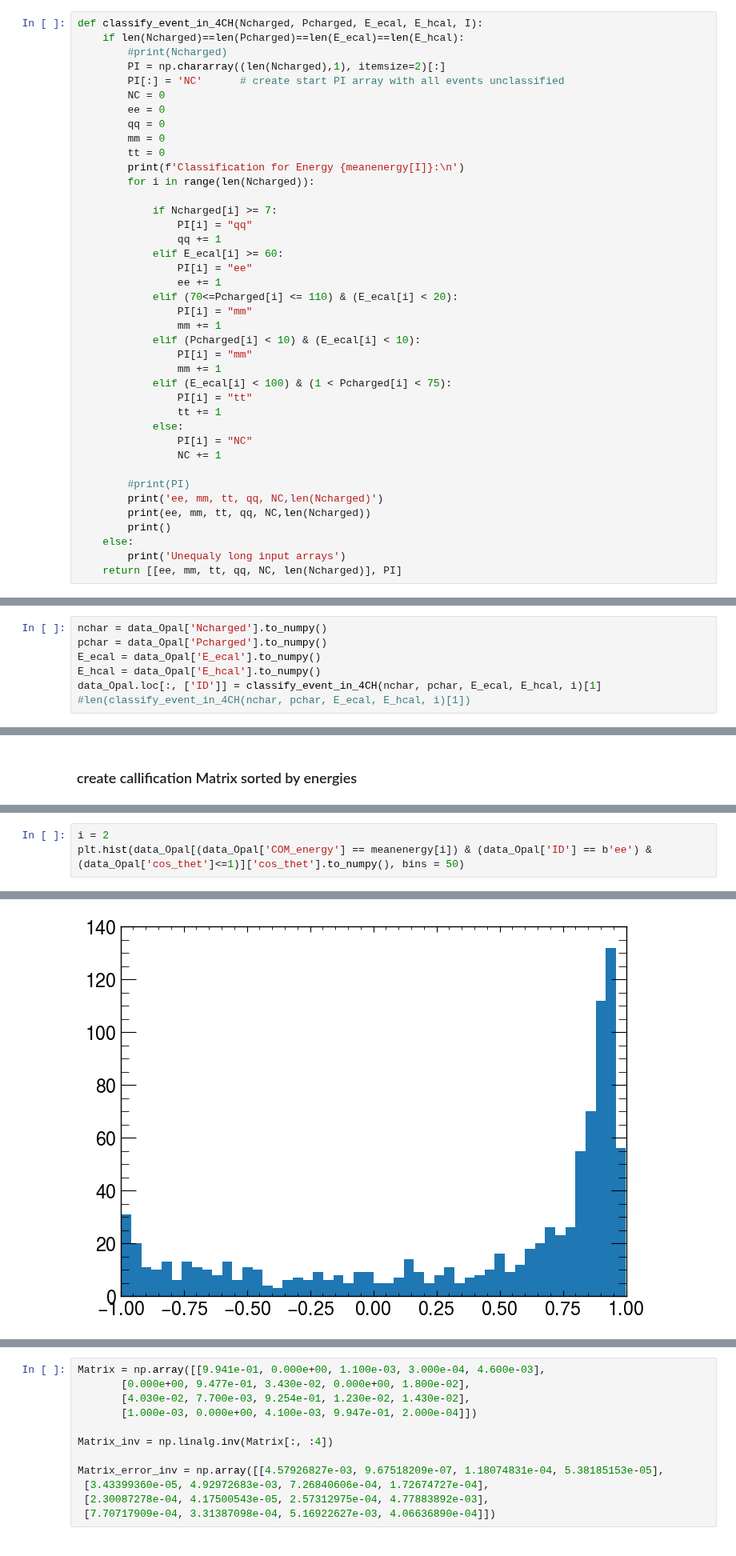
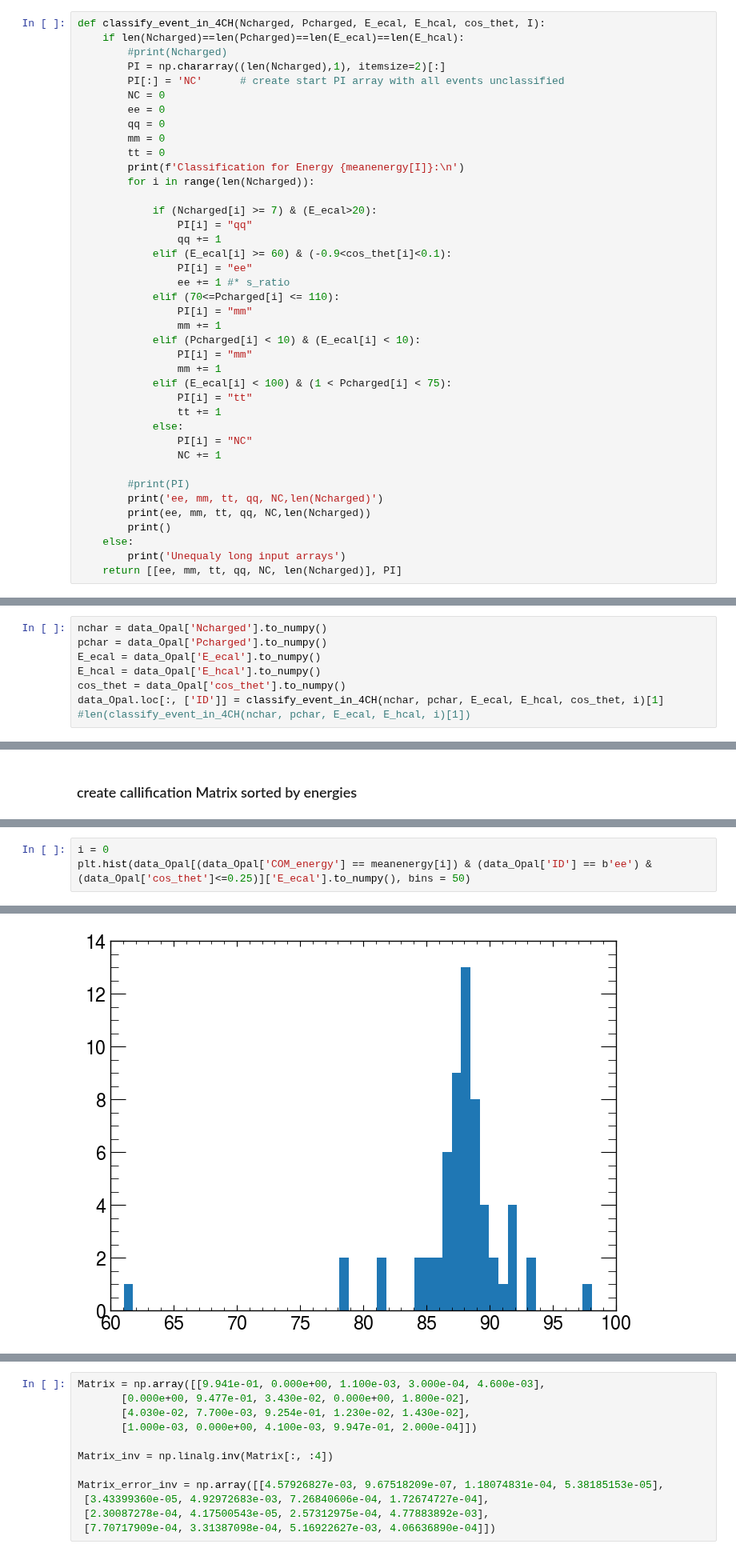
Before and after one commit to josepretel/z0-precisionmeasurement, a Jupyter notebook: Opal_Data_ana.ipynb, the cells around one changed output, grey strips where cells are left out. Shown at 80% size. Cells and saved outputs as stored; diff of their text form.

```diff
--- a/Opal_Data_ana.ipynb
+++ b/Opal_Data_ana.ipynb
@@ -118,5 +121,5 @@ First determine the number of events in the handronic channel *and* in the three
 # %%
-def classify_event_in_4CH(Ncharged, Pcharged, E_ecal, E_hcal, I):
+def classify_event_in_4CH(Ncharged, Pcharged, E_ecal, E_hcal, cos_thet, I):
     if len(Ncharged)==len(Pcharged)==len(E_ecal)==len(E_hcal):
         #print(Ncharged)
         PI = np.chararray((len(Ncharged),1), itemsize=2)[:]
@@ -129,13 +132,13 @@ def classify_event_in_4CH(Ncharged, Pcharged, E_ecal, E_hcal, I):
         print(f'Classification for Energy {meanenergy[I]}:\n')
         for i in range(len(Ncharged)):
 
-            if Ncharged[i] >= 7:
+            if (Ncharged[i] >= 7) & (E_ecal>20):
                 PI[i] = "qq"
                 qq += 1
-            elif E_ecal[i] >= 60:
+            elif (E_ecal[i] >= 60) & (-0.9<cos_thet[i]<0.1):
                 PI[i] = "ee"
-                ee += 1
-            elif (70<=Pcharged[i] <= 110) & (E_ecal[i] < 20):
+                ee += 1 #* s_ratio
+            elif (70<=Pcharged[i] <= 110):
                 PI[i] = "mm"
                 mm += 1
             elif (Pcharged[i] < 10) & (E_ecal[i] < 10):
@@ -162,6 +165,7 @@ nchar = data_Opal['Ncharged'].to_numpy()
 pchar = data_Opal['Pcharged'].to_numpy()
 E_ecal = data_Opal['E_ecal'].to_numpy()
 E_hcal = data_Opal['E_hcal'].to_numpy()
-data_Opal.loc[:, ['ID']] = classify_event_in_4CH(nchar, pchar, E_ecal, E_hcal, i)[1]
+cos_thet = data_Opal['cos_thet'].to_numpy()
+data_Opal.loc[:, ['ID']] = classify_event_in_4CH(nchar, pchar, E_ecal, E_hcal, cos_thet, i)[1]
 #len(classify_event_in_4CH(nchar, pchar, E_ecal, E_hcal, i)[1])
 # %% [output]
@@ -216,4 +205,4 @@ classify_Opal_df
 # %%
-i = 2
-plt.hist(data_Opal[(data_Opal['COM_energy'] == meanenergy[i]) & (data_Opal['ID'] == b'ee') & (data_Opal['cos_thet']<=1)]['cos_thet'].to_numpy(), bins = 50)
+i = 0
+plt.hist(data_Opal[(data_Opal['COM_energy'] == meanenergy[i]) & (data_Opal['ID'] == b'ee') & (data_Opal['cos_thet']<=0.25)]['E_ecal'].to_numpy(), bins = 50)
 # %% [output]
@@ -236,5 +222,5 @@ plt.hist(data_Opal[(data_Opal['COM_energy'] == meanenergy[i]) & (data_Opal['ID']
  <BarContainer object of 50 artists>)
-[figure, old version]
+[figure, new version]
 # %%
 len(data_Opal[(data_Opal['ID'] == b'ee') & (data_Opal['cos_thet']>1)]['cos_thet'].to_numpy())
 # %% [output]
```
Also changed, not shown: parts of 19 cells of this notebook.
